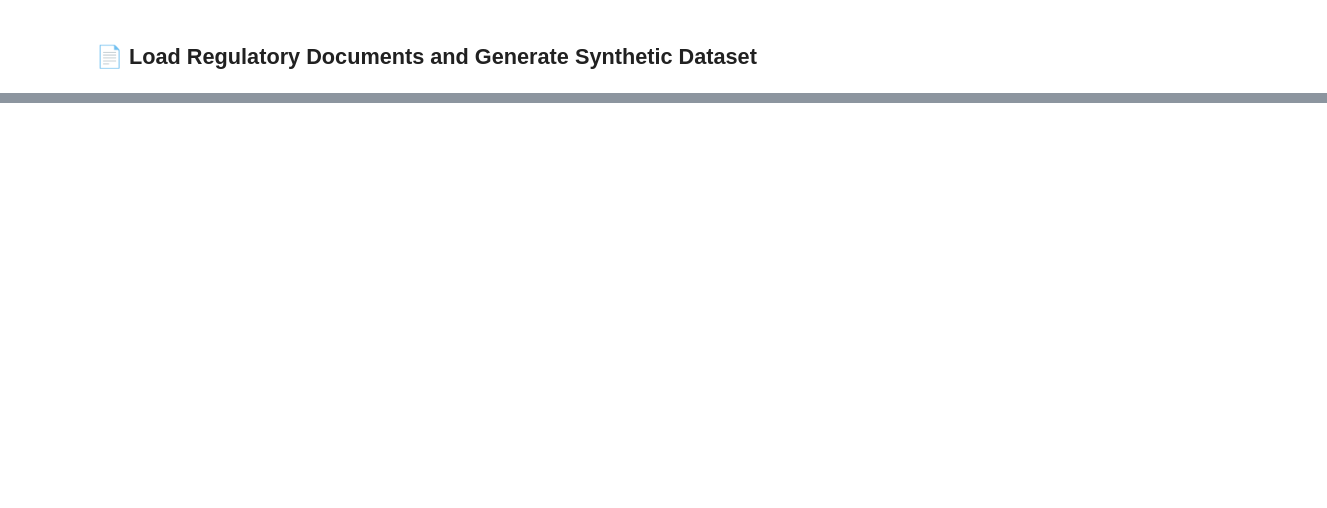
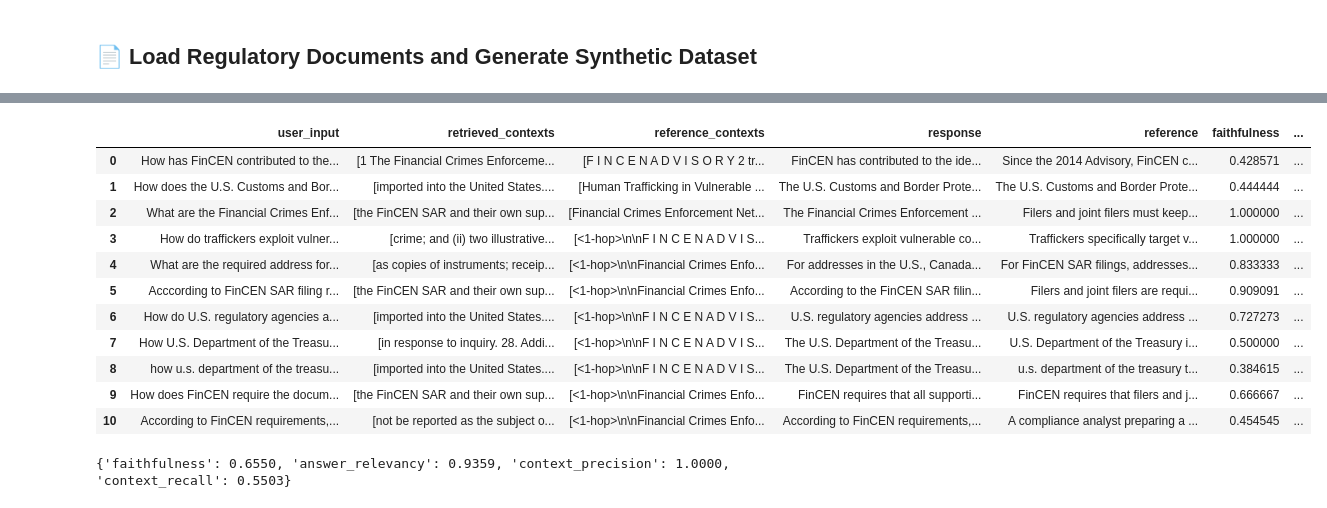
Before and after one commit to ovokpus/InvestigatorAI, a Jupyter notebook: investigator_ai_ragas_evaluation.ipynb, the cells around one changed output, grey strips where cells are left out. Drawn from its saved outputs; the diff is of its cells as text; code cells hidden in the pictures; blank space fills up the shorter version.

```diff
--- a/investigator_ai_ragas_evaluation.ipynb
+++ b/investigator_ai_ragas_evaluation.ipynb
@@ -204,0 +356,15 @@ Next sections to implement:
+# %%
+from ragas import evaluate, RunConfig
+from ragas.metrics import (
+    Faithfulness,
+    AnswerRelevancy,
+    ContextPrecision,
+    ContextRecall
+)
+from ragas import EvaluationDataset
+from ragas.llms import LangchainLLMWrapper
+
+evaluation_dataset = EvaluationDataset.from_pandas(df_augmented)
+evaluator_llm = LangchainLLMWrapper(ChatOpenAI(model="gpt-4o-mini"))
+
+run_config = RunConfig(timeout=360)
@@ -204,0 +375,27 @@ Next sections to implement:
+# %%
+results = evaluate(
+    evaluation_dataset,
+    metrics=[Faithfulness(), AnswerRelevancy(),
+             ContextPrecision(), ContextRecall()],
+    llm=evaluator_llm,
+    run_config=run_config
+)
+
+results
+# %% [output]
+|  | user_input | retrieved_contexts | reference_contexts | response | reference | faithfulness | ... |
+| 0 | How has FinCEN contributed to the... | [1 The Financial Crimes Enforceme... | [F I N C E N A D V I S O R Y 2 tr... | FinCEN has contributed to the ide... | Since the 2014 Advisory, FinCEN c... | 0.428571 | ... |
+| 1 | How does the U.S. Customs and Bor... | [imported into the United States.... | [Human Trafficking in Vulnerable ... | The U.S. Customs and Border Prote... | The U.S. Customs and Border Prote... | 0.444444 | ... |
+| 2 | What are the Financial Crimes Enf... | [the FinCEN SAR and their own sup... | [Financial Crimes Enforcement Net... | The Financial Crimes Enforcement ... | Filers and joint filers must keep... | 1.000000 | ... |
+| 3 | How do traffickers exploit vulner... | [crime; and (ii) two illustrative... | [<1-hop>\n\nF I N C E N A D V I S... | Traffickers exploit vulnerable co... | Traffickers specifically target v... | 1.000000 | ... |
+| 4 | What are the required address for... | [as copies of instruments; receip... | [<1-hop>\n\nFinancial Crimes Enfo... | For addresses in the U.S., Canada... | For FinCEN SAR filings, addresses... | 0.833333 | ... |
+| 5 | Acccording to FinCEN SAR filing r... | [the FinCEN SAR and their own sup... | [<1-hop>\n\nFinancial Crimes Enfo... | According to the FinCEN SAR filin... | Filers and joint filers are requi... | 0.909091 | ... |
+| 6 | How do U.S. regulatory agencies a... | [imported into the United States.... | [<1-hop>\n\nF I N C E N A D V I S... | U.S. regulatory agencies address ... | U.S. regulatory agencies address ... | 0.727273 | ... |
+| 7 | How U.S. Department of the Treasu... | [in response to inquiry. 28. Addi... | [<1-hop>\n\nF I N C E N A D V I S... | The U.S. Department of the Treasu... | U.S. Department of the Treasury i... | 0.500000 | ... |
+| 8 | how u.s. department of the treasu... | [imported into the United States.... | [<1-hop>\n\nF I N C E N A D V I S... | The U.S. Department of the Treasu... | u.s. department of the treasury t... | 0.384615 | ... |
+| 9 | How does FinCEN require the docum... | [the FinCEN SAR and their own sup... | [<1-hop>\n\nFinancial Crimes Enfo... | FinCEN requires that all supporti... | FinCEN requires that filers and j... | 0.666667 | ... |
+| 10 | According to FinCEN requirements,... | [not be reported as the subject o... | [<1-hop>\n\nFinancial Crimes Enfo... | According to FinCEN requirements,... | A compliance analyst preparing a ... | 0.454545 | ... |
+# %%
+results.to_pandas()
+# %% [output]
+{'faithfulness': 0.6550, 'answer_relevancy': 0.9359, 'context_precision': 1.0000, 'context_recall': 0.5503}
```
Also changed, not shown: parts of 22 cells of this notebook, 1 other file.
